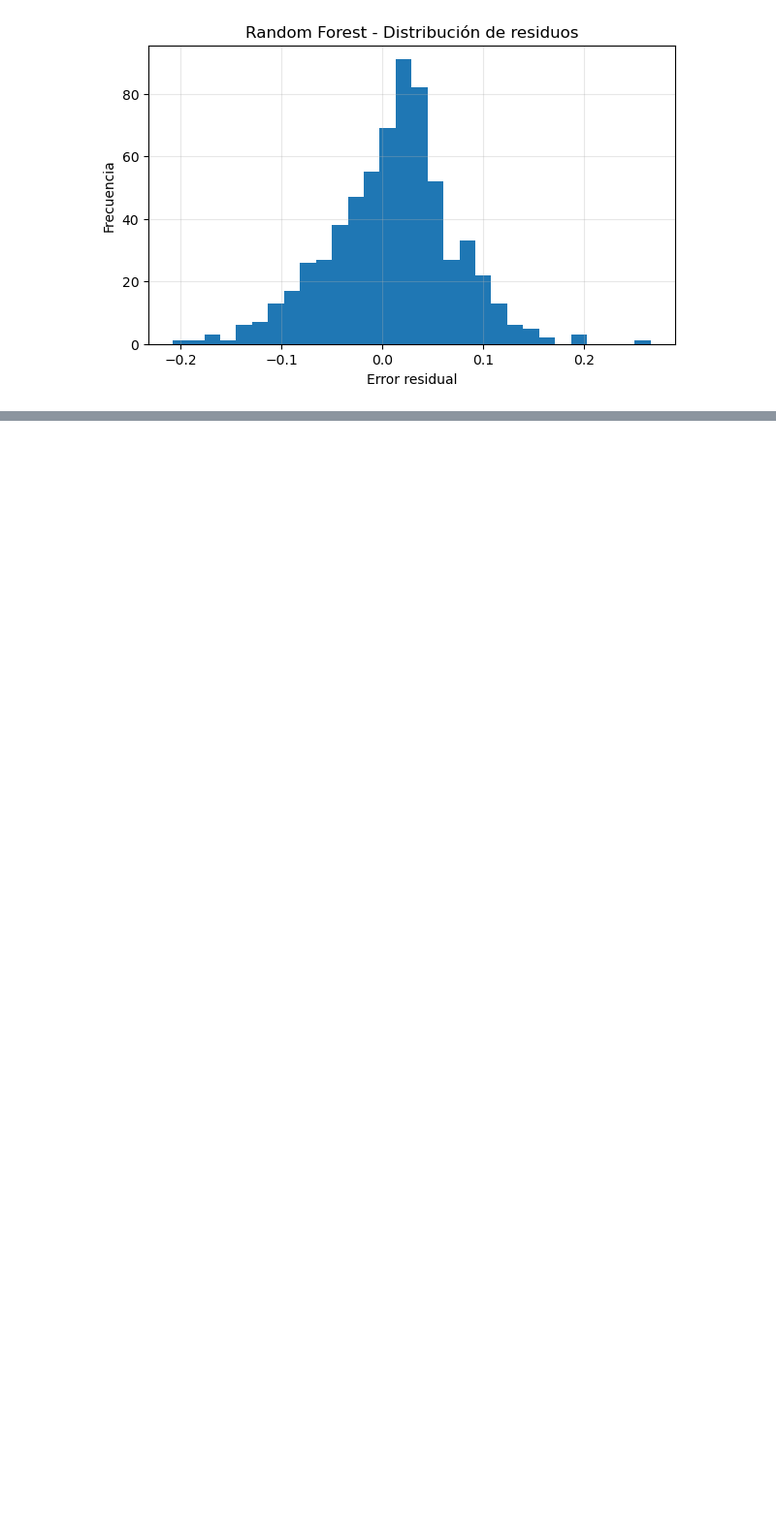
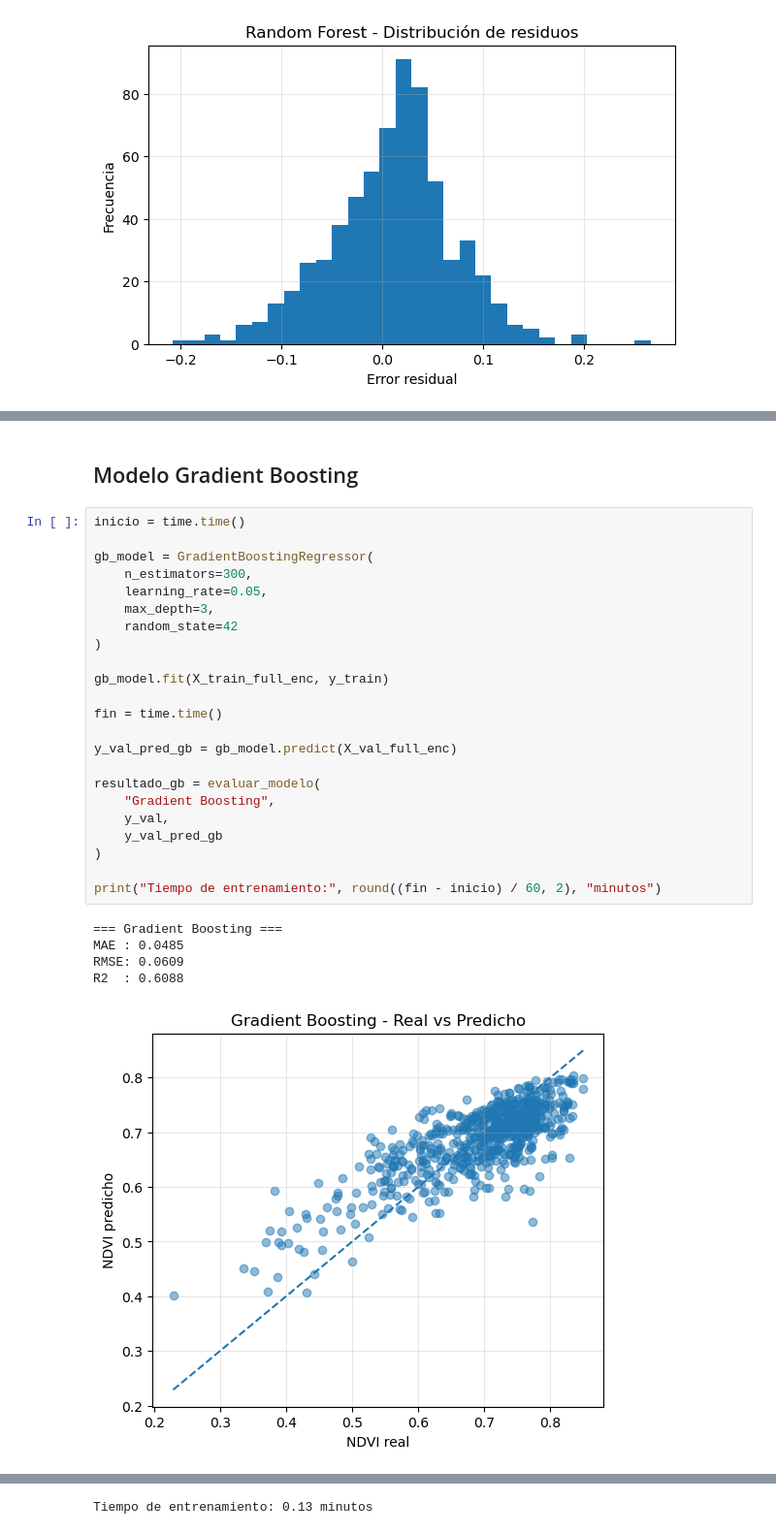
Before and after one commit to danieloliv44/proyecto_aplicado_en_analitica_de_datos, a Jupyter notebook: notebooks/Modelado/3. Modelo.ipynb, the cells around one changed output, grey strips where cells are left out. Shown at 97% size. Saved outputs shown, nothing was run; the diff lists cells and outputs as text; blank space fills up the shorter version.

```diff
--- a/notebooks/Modelado/3. Modelo.ipynb
+++ b/notebooks/Modelado/3. Modelo.ipynb
@@ -610,0 +841,31 @@ Fitting 5 folds for each of 432 candidates, totalling 2160 fits
+# %% [markdown]
+## Modelo Gradient Boosting
+# %%
+inicio = time.time()
+
+gb_model = GradientBoostingRegressor(
+    n_estimators=300,
+    learning_rate=0.05,
+    max_depth=3,
+    random_state=42
+)
+
+gb_model.fit(X_train_full_enc, y_train)
+
+fin = time.time()
+
+y_val_pred_gb = gb_model.predict(X_val_full_enc)
+
+resultado_gb = evaluar_modelo(
+    "Gradient Boosting",
+    y_val,
+    y_val_pred_gb
+)
+
+print("Tiempo de entrenamiento:", round((fin - inicio) / 60, 2), "minutos")
+# %% [output]
+=== Gradient Boosting ===
+MAE : 0.0485
+RMSE: 0.0609
+R2  : 0.6088
+[figure, added]
@@ -610,0 +873 @@ Fitting 5 folds for each of 432 candidates, totalling 2160 fits
+Tiempo de entrenamiento: 0.13 minutos
```
Also changed, not shown: parts of 18 cells of this notebook, 2 other files.
